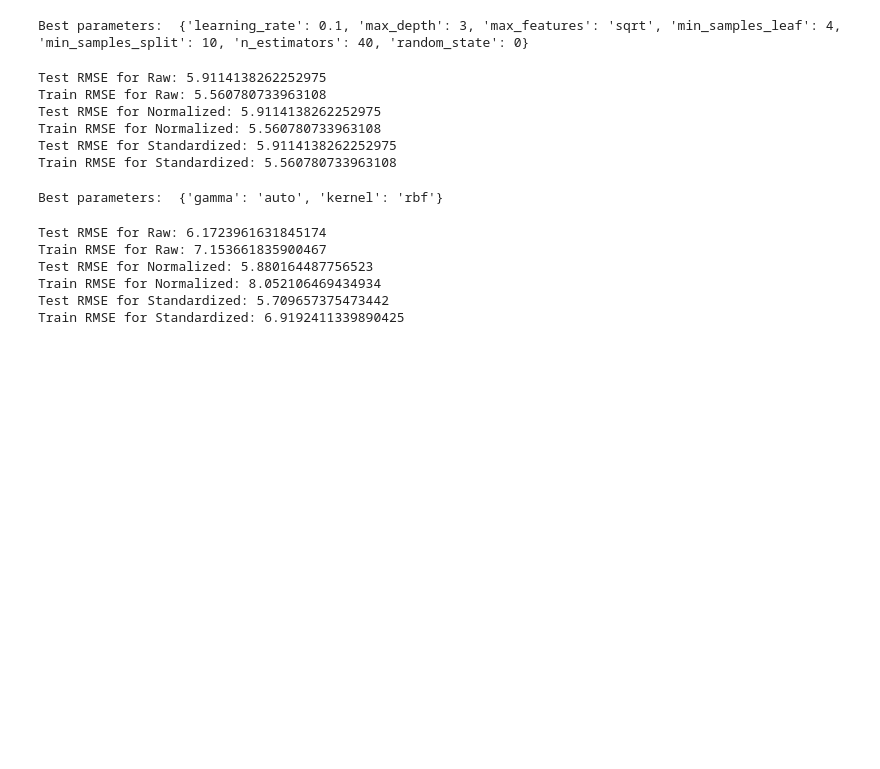
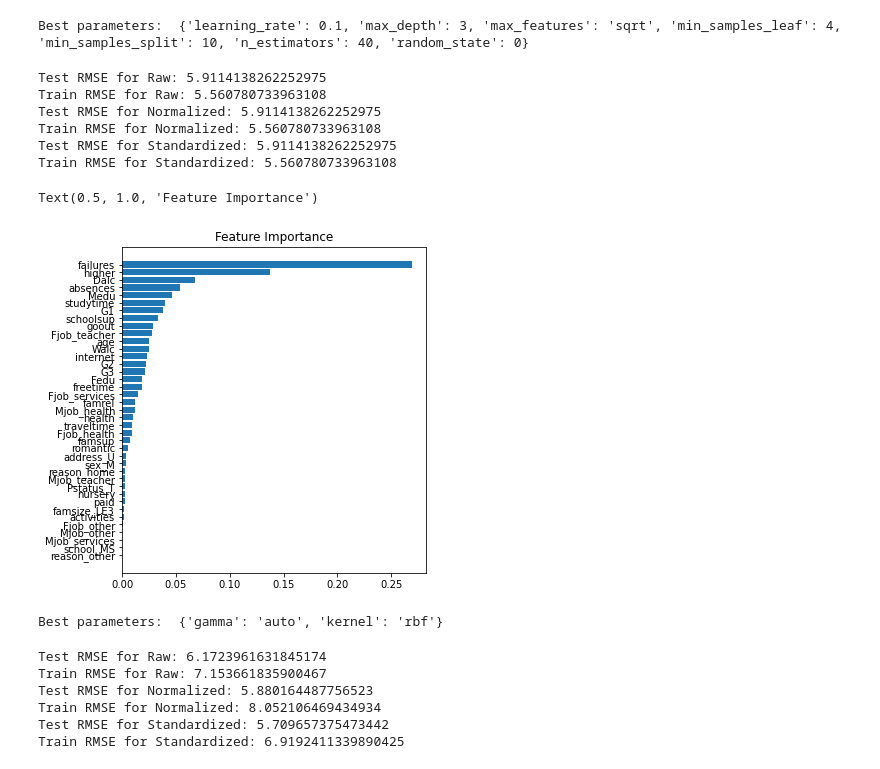
Before and after one commit to stephyap/ph1978L_finalproject, a Jupyter notebook: ph1978L_finalproject.ipynb, the cells around one changed output. Drawn from its saved outputs; the diff is of its cells as text; code cells hidden in the pictures; blank space fills up the shorter version.

```diff
--- a/ph1978L_finalproject.ipynb
+++ b/ph1978L_finalproject.ipynb
@@ -2788,6 +2869,21 @@ Test RMSE for Normalized: 5.9114138262252975
 Train RMSE for Normalized: 5.560780733963108
 Test RMSE for Standardized: 5.9114138262252975
 Train RMSE for Standardized: 5.560780733963108
+# %%
+from sklearn.ensemble import GradientBoostingRegressor
+model = GradientBoostingRegressor(learning_rate=0.1, max_depth=3, max_features='sqrt', min_samples_leaf=4, min_samples_split=10, n_estimators=40, random_state=0)
+model.fit(X_train, y_train)
+feature_importance = model.feature_importances_
+sorted_idx = np.argsort(feature_importance)
+pos = np.arange(sorted_idx.shape[0]) + 0.5
+fig = plt.figure(figsize=(12, 6))
+plt.subplot(1, 2, 1)
+plt.barh(pos, feature_importance[sorted_idx], align="center")
+plt.yticks(pos, np.array(df3.columns)[sorted_idx])
+plt.title("Feature Importance")
+# %% [output]
+Text(0.5, 1.0, 'Feature Importance')
+[figure, added]
 # %%
 # Support Vector Machine
 from sklearn.svm import SVR
```
Also changed, not shown: parts of 9 cells of this notebook.
